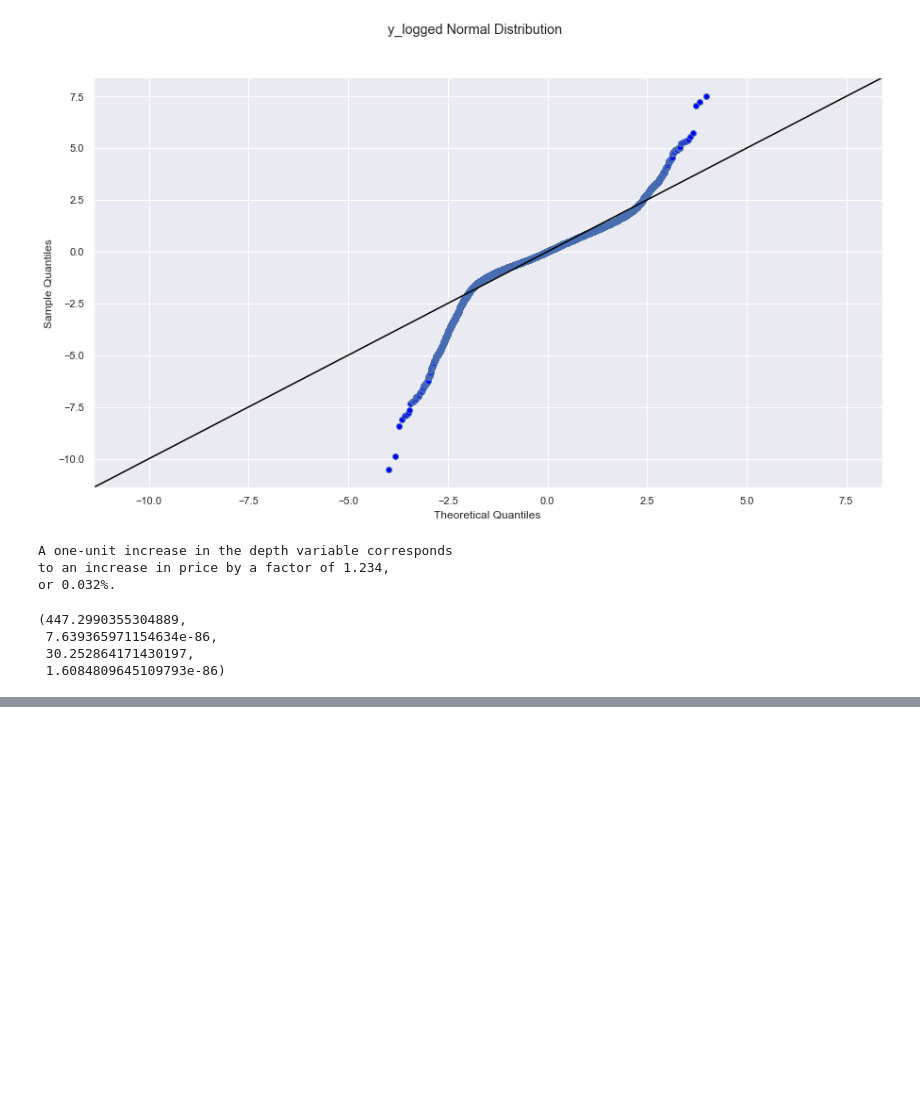
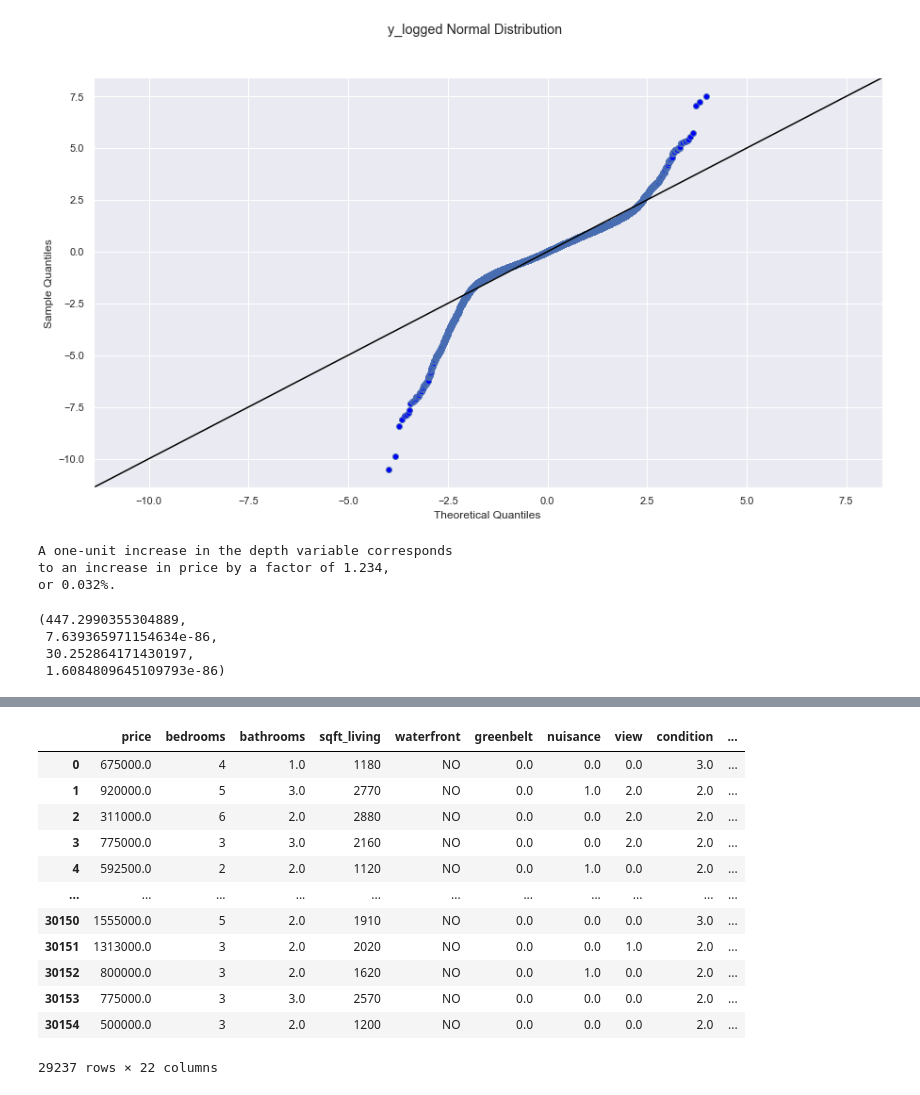
Before and after one commit to AliRampur/Phase-2-Group-Project, a Jupyter notebook: Charlie_notebook.ipynb, the cells around one changed output, grey strips where cells are left out. Saved outputs shown, nothing was run; the diff lists cells and outputs as text; code cells hidden in the pictures; blank space fills up the shorter version.

```diff
--- a/Charlie_notebook.ipynb
+++ b/Charlie_notebook.ipynb
@@ -701,0 +909,22 @@ het_breuschpagan(model_diam.resid, sm.add_constant(X_standard))
+# %%
+# Run this cell without changes
+
+# (5b) Drop original FireplaceQu column
+df.drop("zip", axis=1, inplace=True)
+
+# Visually inspect X_train
+df
+# %% [output]
+|  | price | bedrooms | bathrooms | sqft_living | waterfront | greenbelt | nuisance | view | condition | ... |
+| 0 | 675000.0 | 4 | 1.0 | 1180 | NO | 0.0 | 0.0 | 0.0 | 3.0 | ... |
+| 1 | 920000.0 | 5 | 3.0 | 2770 | NO | 0.0 | 1.0 | 2.0 | 2.0 | ... |
+| 2 | 311000.0 | 6 | 2.0 | 2880 | NO | 0.0 | 0.0 | 2.0 | 2.0 | ... |
+| 3 | 775000.0 | 3 | 3.0 | 2160 | NO | 0.0 | 0.0 | 2.0 | 2.0 | ... |
+| 4 | 592500.0 | 2 | 2.0 | 1120 | NO | 0.0 | 1.0 | 0.0 | 2.0 | ... |
+| ... | ... | ... | ... | ... | ... | ... | ... | ... | ... | ... |
+| 30150 | 1555000.0 | 5 | 2.0 | 1910 | NO | 0.0 | 0.0 | 0.0 | 3.0 | ... |
+| 30151 | 1313000.0 | 3 | 2.0 | 2020 | NO | 0.0 | 0.0 | 1.0 | 2.0 | ... |
+| 30152 | 800000.0 | 3 | 2.0 | 1620 | NO | 0.0 | 1.0 | 0.0 | 2.0 | ... |
+| 30153 | 775000.0 | 3 | 3.0 | 2570 | NO | 0.0 | 0.0 | 0.0 | 2.0 | ... |
+| 30154 | 500000.0 | 3 | 2.0 | 1200 | NO | 0.0 | 0.0 | 0.0 | 2.0 | ... |
+29237 rows × 22 columns
```
Also changed, not shown: parts of 31 cells of this notebook.
